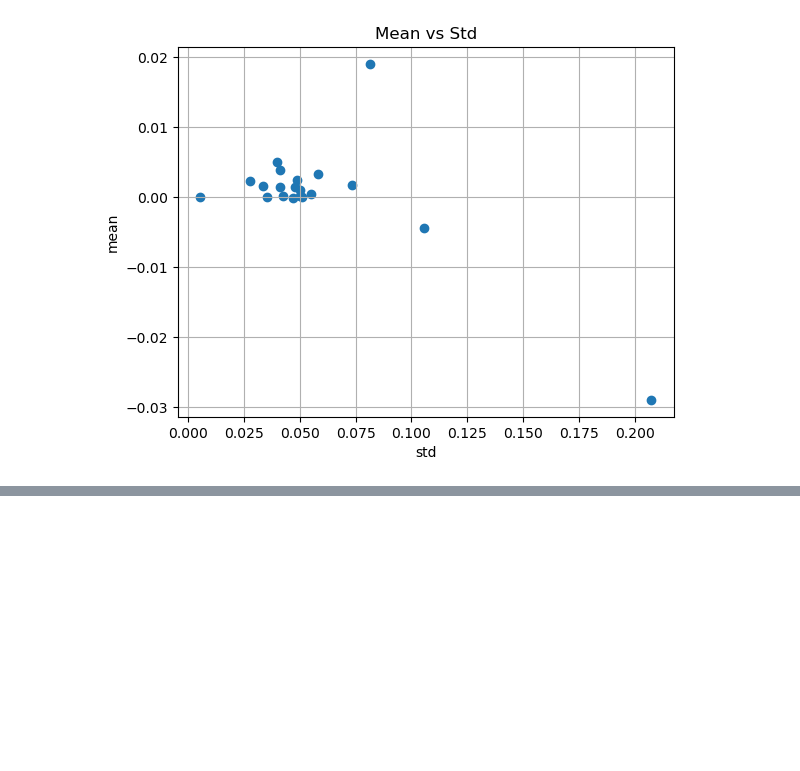
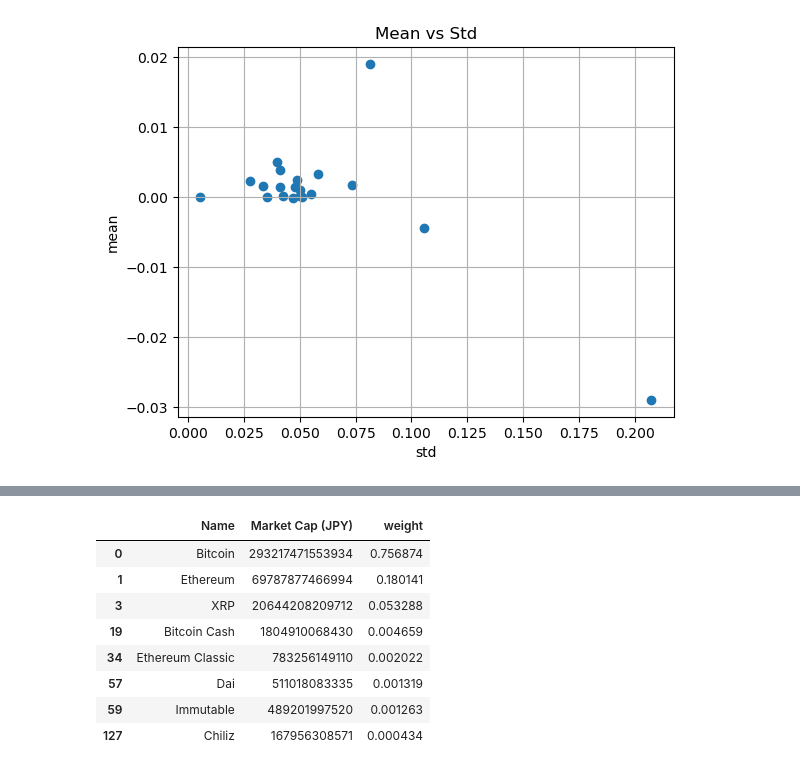
Before and after one commit to ara-git/CryptoCoin, a Jupyter notebook: notebook/EDA.ipynb, the cells around one changed output, grey strips where cells are left out. Saved outputs shown, nothing was run; the diff lists cells and outputs as text; code cells hidden in the pictures; blank space fills up the shorter version.

```diff
--- a/notebook/EDA.ipynb
+++ b/notebook/EDA.ipynb
@@ -122,0 +124,16 @@ ax.plot()
+# %%
+universe_list = pd.read_excel("../data/universe.xlsx")
+Market_cap_df = Market_cap_df[Market_cap_df["Name"].isin(universe_list["Name"])][["Name", "Market Cap (JPY)"]]
+# %%
+Market_cap_df["weight"] = Market_cap_df["Market Cap (JPY)"]/Market_cap_df["Market Cap (JPY)"].sum()
+Market_cap_df
+# %% [output]
+|  | Name | Market Cap (JPY) | weight |
+| 0 | Bitcoin | 293217471553934 | 0.756874 |
+| 1 | Ethereum | 69787877466994 | 0.180141 |
+| 3 | XRP | 20644208209712 | 0.053288 |
+| 19 | Bitcoin Cash | 1804910068430 | 0.004659 |
+| 34 | Ethereum Classic | 783256149110 | 0.002022 |
+| 57 | Dai | 511018083335 | 0.001319 |
+| 59 | Immutable | 489201997520 | 0.001263 |
+| 127 | Chiliz | 167956308571 | 0.000434 |
```
Also changed, not shown: parts of 4 cells of this notebook, 18 other files.
